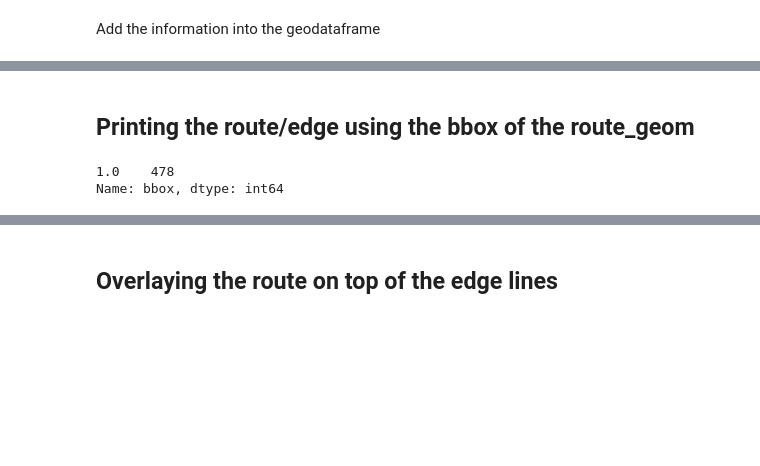
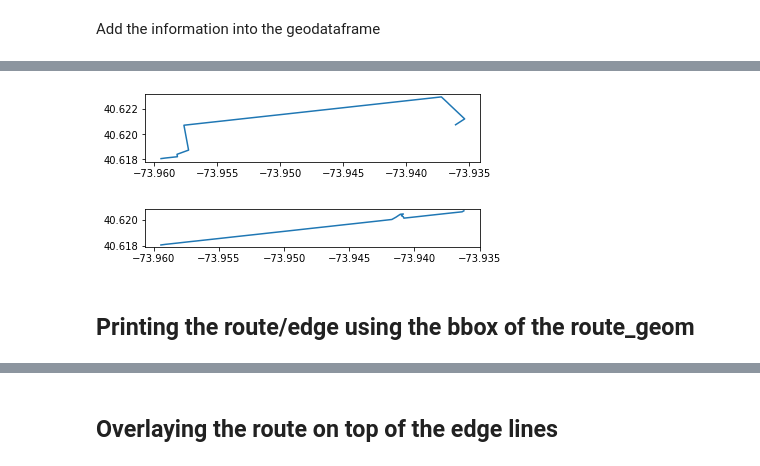
Before and after one commit to jeremysze/GIS_exploration, a Jupyter notebook: code/networkdistance_lion-issues.ipynb, the cells around one changed output, grey strips where cells are left out. Cells and saved outputs as stored; diff of their text form; code cells hidden in the pictures; blank space fills up the shorter version.

```diff
--- a/code/networkdistance_lion-issues.ipynb
+++ b/code/networkdistance_lion-issues.ipynb
@@ -81,3 +122,11 @@ route_geom.plot(figsize = (10,10));
+# %%
+route_geom.loc[[0],'geometry'].plot();
+# %% [output]
+[figure, added]
+# %%
+route_geom.loc[[1],'geometry'].plot();
+# %% [output]
+[figure, added]
 # %% [markdown]
 ## Printing the route/edge using the bbox of the route_geom
 # %%
@@ -90,10 +138,5 @@ df.crs = {'init': 'epsg:4326'}
 # %%
 join_left_df = gpd.sjoin(lion_shp, df, how="left")
-# %%
-join_left_df['bbox'].value_counts()
-# %% [output]
-1.0    478
-Name: bbox, dtype: int64
 # %%
 join_left_df.loc[join_left_df['bbox'] == 1].plot(figsize = (10,10))
 # %% [output]
```
Also changed, not shown: parts of 35 cells of this notebook.
